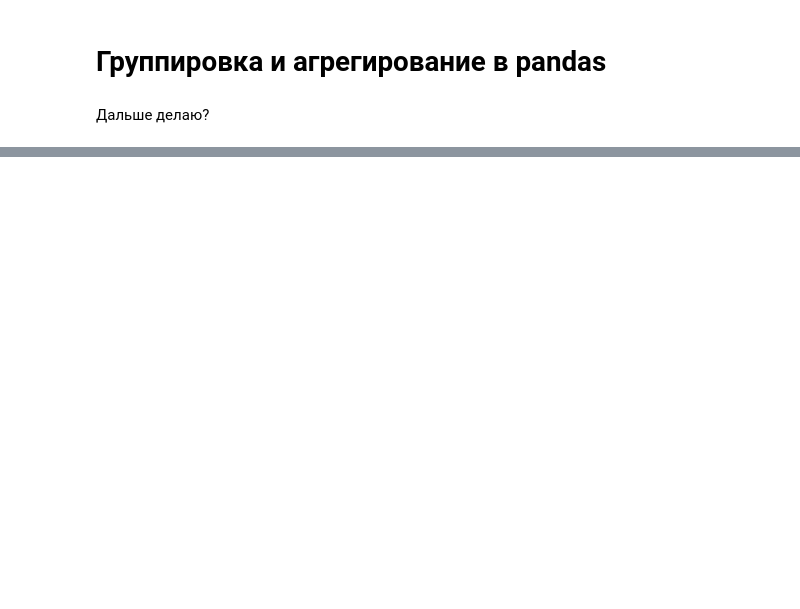
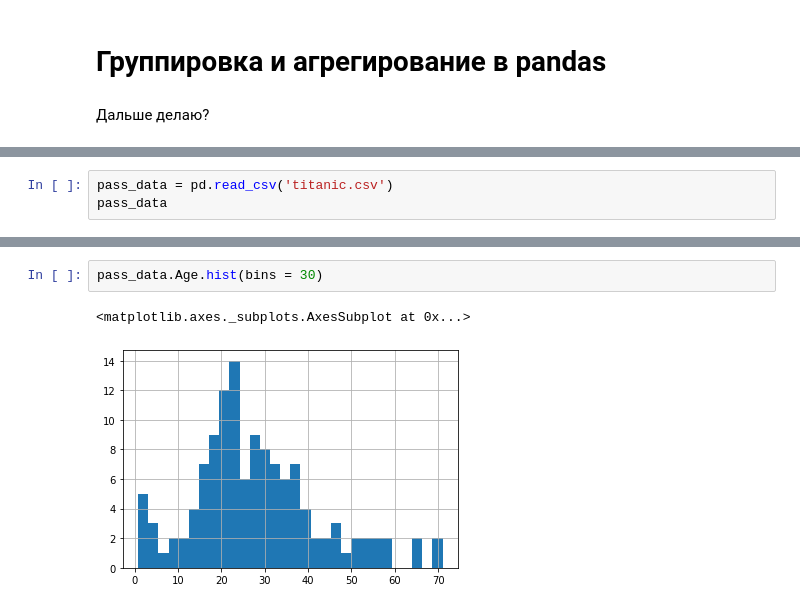
Before and after one commit to iagsav/ml_rob_nets_2020, a Jupyter notebook: ml/lab0/HardMaxBalashovZeroesLab.ipynb, the cells around one changed output, grey strips where cells are left out. Drawn from its saved outputs; the diff is of its cells as text; blank space fills up the shorter version.

```diff
--- a/ml/lab0/HardMaxBalashovZeroesLab.ipynb
+++ b/ml/lab0/HardMaxBalashovZeroesLab.ipynb
@@ -492,0 +535,3 @@ df
+# %%
+pass_data = pd.read_csv('titanic.csv')
+pass_data
@@ -492,0 +615,5 @@ df
+# %%
+pass_data.Age.hist(bins = 30)
+# %% [output]
+<matplotlib.axes._subplots.AxesSubplot at 0x...>
+[figure, added]
```
Also changed, not shown: parts of 27 cells of this notebook.
